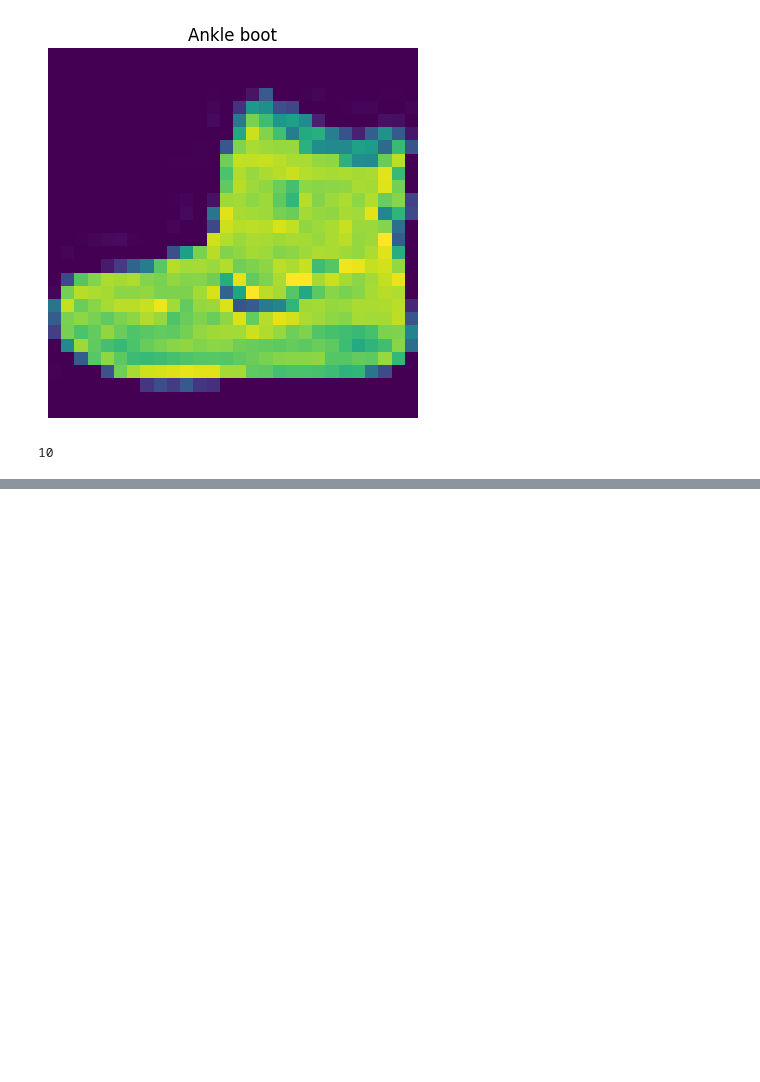
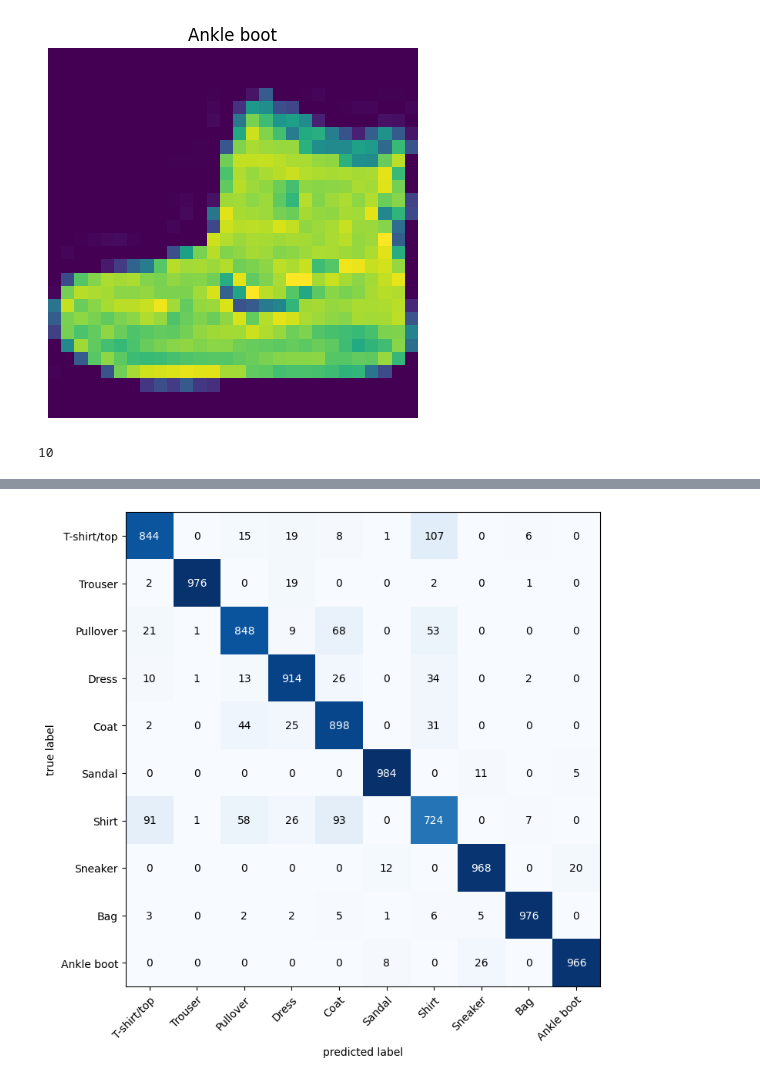
Before and after one commit to yuanjv/uci_2026_winter_cs178, a Jupyter notebook: cnn.ipynb, the cells around one changed output, grey strips where cells are left out. Saved outputs shown, nothing was run; the diff lists cells and outputs as text; code cells hidden in the pictures; blank space fills up the shorter version.

```diff
--- a/cnn.ipynb
+++ b/cnn.ipynb
@@ -74,3 +81,6 @@ plt.axis(False);
 len(l_data.classes)
 # %% [output]
 10
+# %%
+l_dl=DataLoader(l_data, batch_size=BATCH_SIZE, shuffle=True)
+t_dl=DataLoader(t_data, batch_size=BATCH_SIZE, shuffle=False)
@@ -76,0 +201,9 @@ len(l_data.classes)
+# %%
+model=CNN(in_channels=1, out_channels=len(l_data.classes), hidden_units=10).to(device)
+train_loop(model=model,
+           train_dataloader=l_dl,
+           test_dataloader=t_dl,
+           optimizer=torch.optim.SGD(model.parameters(), lr=0.05),
+           loss_fn=nn.CrossEntropyLoss(),
+           epochs=32,
+           device=device)
@@ -76,0 +228,9 @@ len(l_data.classes)
+# %%
+model.eval()
+preds=[]
+with torch.inference_mode():
+    for batch, (X,y) in enumerate(t_dl):
+        X,y=X.to(device),y.to(device)
+        preds.append(model(X).argmax(dim=1))
+preds=torch.cat(preds)
+preds
@@ -76,0 +239,5 @@ len(l_data.classes)
+# %%
+cm=ConfusionMatrix(task='multiclass',num_classes=len(l_data.classes))
+cm_tensor=cm(preds=preds.cpu(),
+                       target=t_data.targets)
+cm_tensor
@@ -76,0 +255,8 @@ len(l_data.classes)
+# %%
+fig,ax=plot_confusion_matrix(
+    conf_mat=cm_tensor.numpy(),
+    class_names=l_data.classes,
+    figsize=(8,8)
+)
+# %% [output]
+[figure, added]
```
Also changed, not shown: parts of 8 cells of this notebook.
